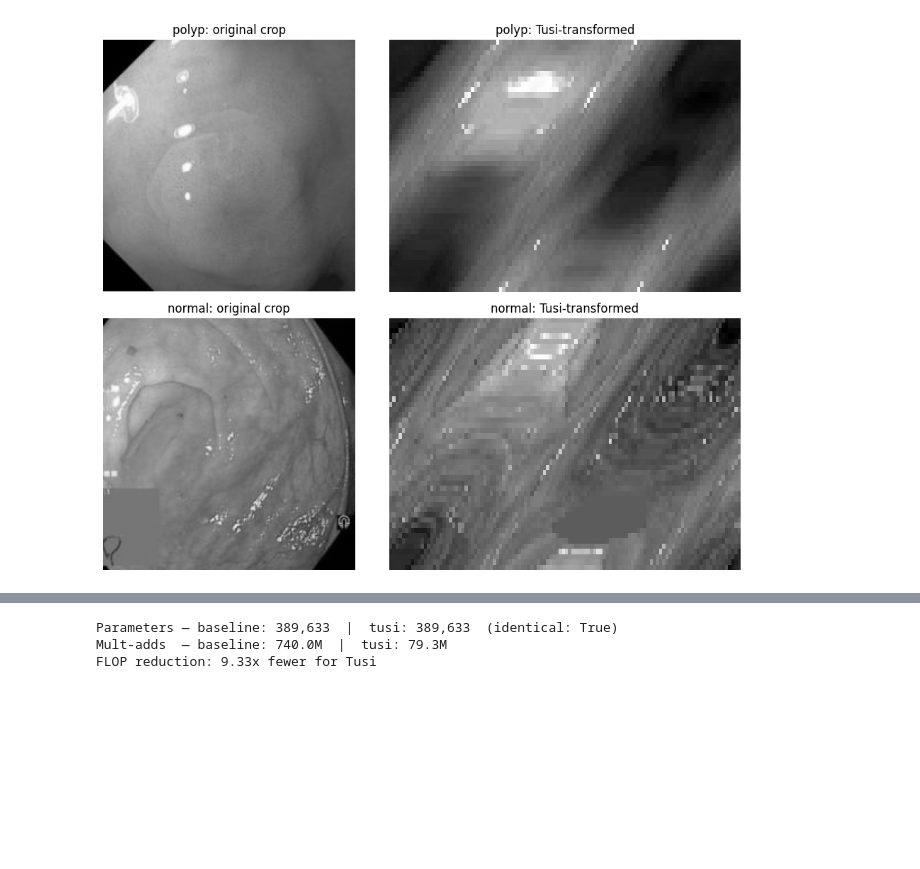
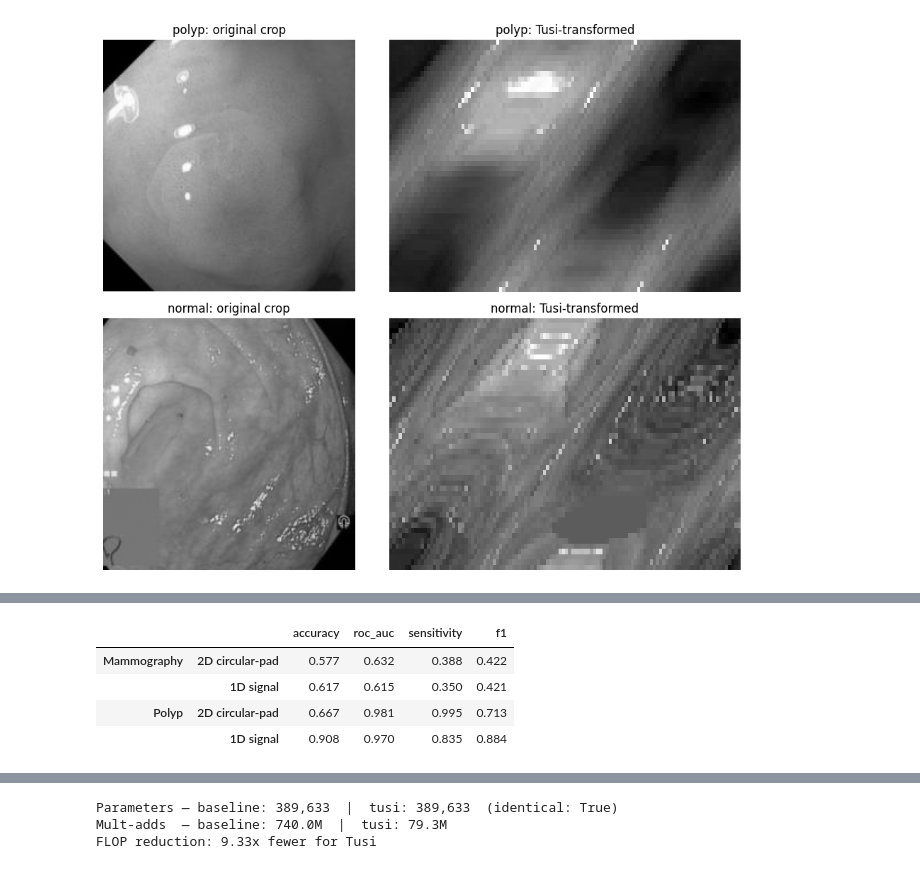
Before and after one commit to chichihayes/tusi-cnn, a Jupyter notebook: notebooks/walkthrough.ipynb, the cells around one changed output, grey strips where cells are left out. Saved outputs shown, nothing was run; the diff lists cells and outputs as text; code cells hidden in the pictures; blank space fills up the shorter version.

```diff
--- a/notebooks/walkthrough.ipynb
+++ b/notebooks/walkthrough.ipynb
@@ -235,0 +253,20 @@ plt.show()
+# %%
+exploratory_metrics = {}
+with open(ROOT / "mammography/results/exploratory/tusi_aware_metrics.json") as f:
+    exploratory_metrics[("Mammography", "2D circular-pad")] = json.load(f)
+with open(ROOT / "mammography/results/exploratory/tusi_signal_cnn_metrics.json") as f:
+    exploratory_metrics[("Mammography", "1D signal")] = json.load(f)
+with open(ROOT / "polyp/results/exploratory/aware/tusi_aware_cnn_metrics.json") as f:
+    exploratory_metrics[("Polyp", "2D circular-pad")] = json.load(f)
+with open(ROOT / "polyp/results/exploratory/signal/tusi_signal_cnn_metrics.json") as f:
+    exploratory_metrics[("Polyp", "1D signal")] = json.load(f)
+
+exploratory_df = pd.DataFrame(exploratory_metrics).T
+exploratory_df.columns = ["accuracy", "roc_auc", "sensitivity", "f1"]
+exploratory_df.round(3)
+# %% [output]
+|  |  | accuracy | roc_auc | sensitivity | f1 |
+| Mammography | 2D circular-pad | 0.577 | 0.632 | 0.388 | 0.422 |
+|  | 1D signal | 0.617 | 0.615 | 0.350 | 0.421 |
+| Polyp | 2D circular-pad | 0.667 | 0.981 | 0.995 | 0.713 |
+|  | 1D signal | 0.908 | 0.970 | 0.835 | 0.884 |
```
Also changed, not shown: parts of 4 cells of this notebook, 10 other files.
